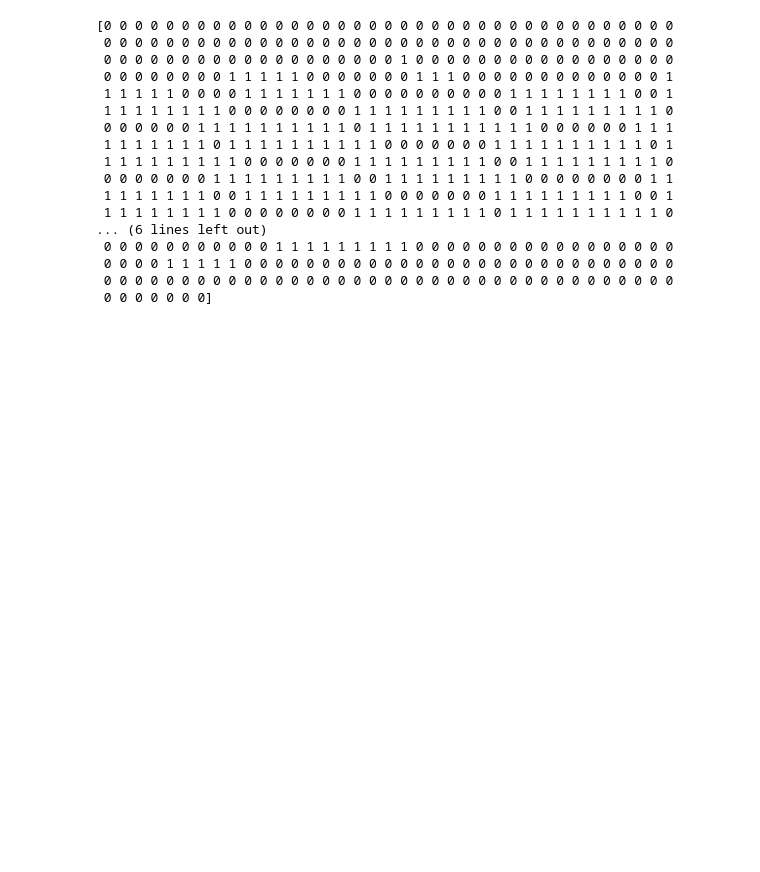
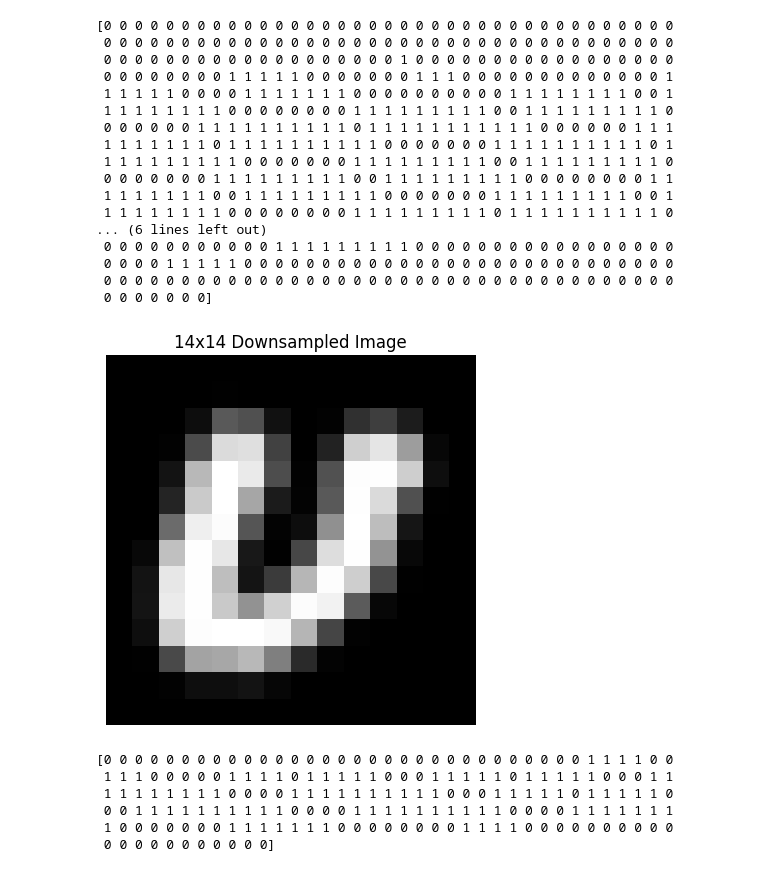
Before and after one commit to Sbiswas3011/DeepLearningAssignment1, a Jupyter notebook: Load-EMNIST-Letters.ipynb, the cells around one changed output. Cells and saved outputs as stored; diff of their text form; code cells hidden in the pictures; blank space fills up the shorter version.

```diff
--- a/Load-EMNIST-Letters.ipynb
+++ b/Load-EMNIST-Letters.ipynb
@@ -150,3 +150,30 @@ print(x_flat_bin[0])
  0 0 0 0 1 1 1 1 1 0 0 0 0 0 0 0 0 0 0 0 0 0 0 0 0 0 0 0 0 0 0 0 0 0 0 0 0
  0 0 0 0 0 0 0 0 0 0 0 0 0 0 0 0 0 0 0 0 0 0 0 0 0 0 0 0 0 0 0 0 0 0 0 0 0
  0 0 0 0 0 0 0]
+# %%
+import cv2
+import numpy as np
+
+x_14 = np.array([cv2.resize(img, (14,14)) for img in x_binary])
+x_flat_14 = x_14.reshape(x_14.shape[0], -1)
+# %%
+idx = 0
+
+plt.figure()
+plt.imshow(x_14[idx], cmap='gray')
+plt.title("14x14 Downsampled Image")
+plt.axis("off")
+plt.show()
+# %% [output]
+[figure, added]
+# %%
+# print(x_flat_14[idx])
+x_flat_14_bin = (x_flat_14 >= 0.01).astype(int)
+print(x_flat_14_bin[idx])
+# %% [output]
+[0 0 0 0 0 0 0 0 0 0 0 0 0 0 0 0 0 0 0 0 0 0 0 0 0 0 0 0 0 0 0 1 1 1 1 0 0
+ 1 1 1 0 0 0 0 0 1 1 1 1 0 1 1 1 1 1 0 0 0 1 1 1 1 1 0 1 1 1 1 1 0 0 0 1 1
+ 1 1 1 1 1 1 1 1 0 0 0 0 1 1 1 1 1 1 1 1 1 1 0 0 0 1 1 1 1 1 0 1 1 1 1 1 0
+ 0 0 1 1 1 1 1 1 1 1 1 1 0 0 0 0 1 1 1 1 1 1 1 1 1 1 0 0 0 0 1 1 1 1 1 1 1
+ 1 0 0 0 0 0 0 0 1 1 1 1 1 1 1 0 0 0 0 0 0 0 0 1 1 1 1 0 0 0 0 0 0 0 0 0 0
+ 0 0 0 0 0 0 0 0 0 0 0]
```
Also changed, not shown: 1 other file.
